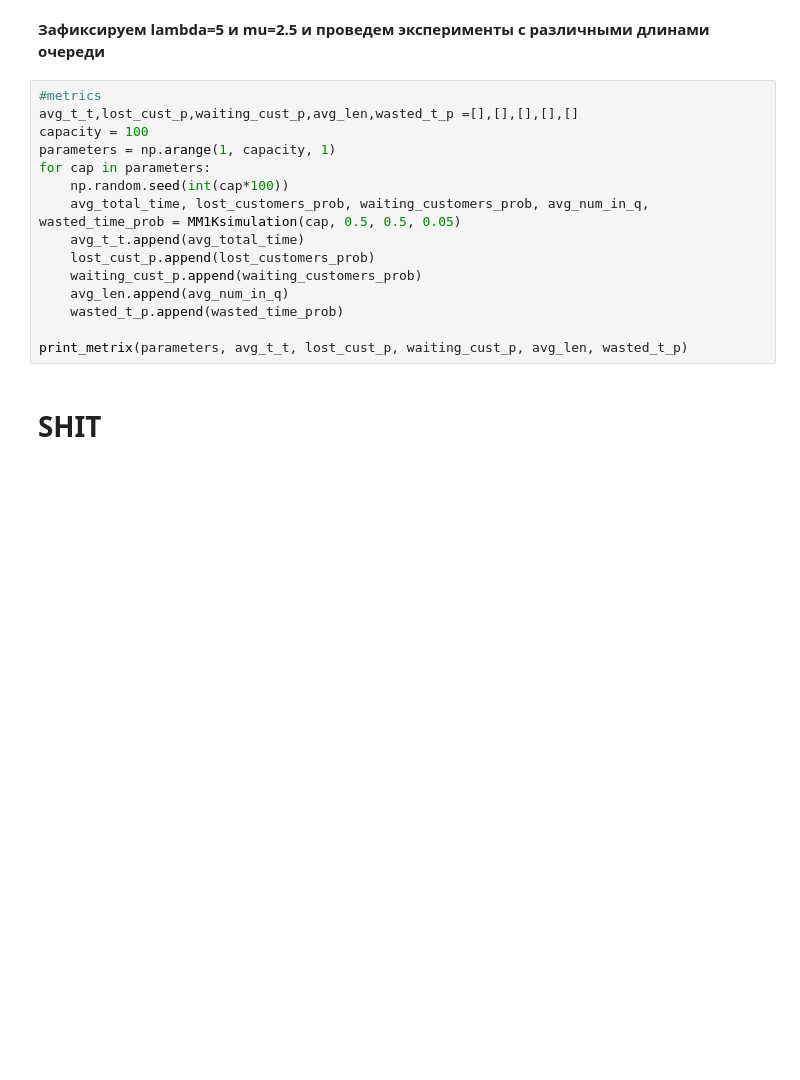
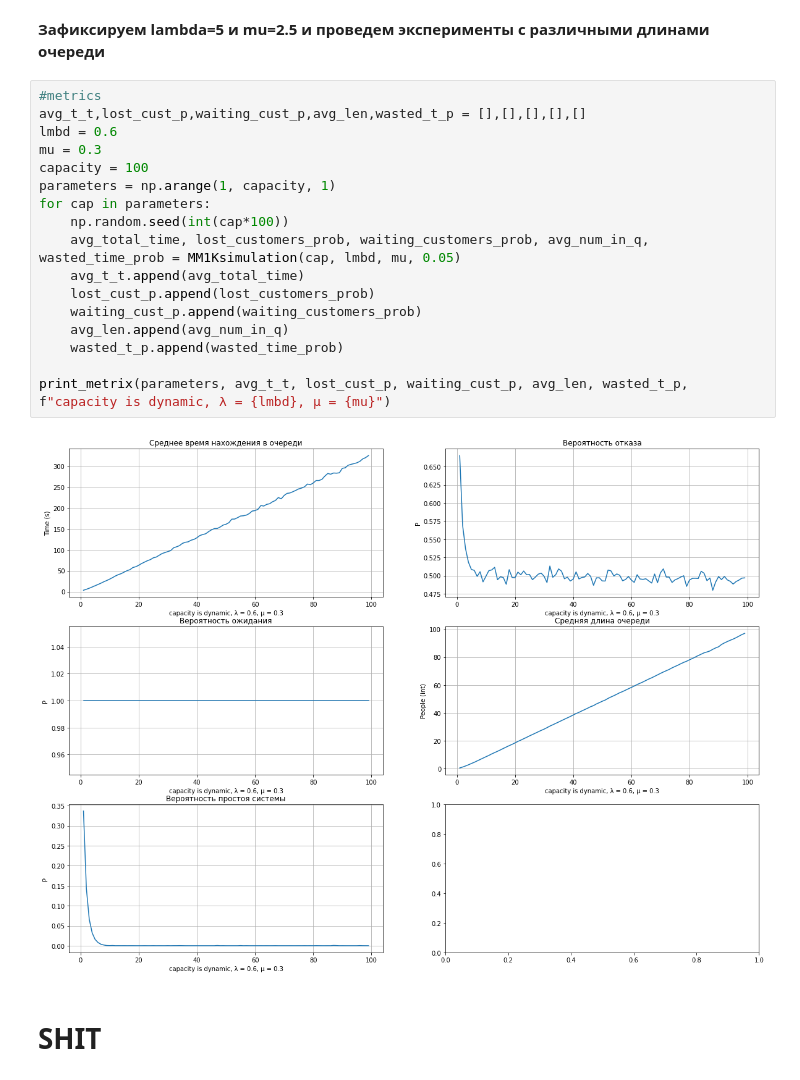
Before and after one commit to Programming-Technology-ALG/Queuing_theory, a Jupyter notebook: 123.ipynb, the cells around one changed output. Cells and saved outputs as stored; diff of their text form; blank space fills up the shorter version.

```diff
--- a/123.ipynb
+++ b/123.ipynb
@@ -219,19 +244,23 @@ print_metrix(parameters, avg_t_t, lost_cust_p, waiting_cust_p, avg_len, wasted_t
 **Зафиксируем lambda=5 и mu=2.5 и проведем эксперименты с различными длинами очереди**
 # %%
 #metrics
-avg_t_t,lost_cust_p,waiting_cust_p,avg_len,wasted_t_p =[],[],[],[],[]
+avg_t_t,lost_cust_p,waiting_cust_p,avg_len,wasted_t_p = [],[],[],[],[]
+lmbd = 0.6
+mu = 0.3
 capacity = 100
 parameters = np.arange(1, capacity, 1)
 for cap in parameters:
     np.random.seed(int(cap*100))
-    avg_total_time, lost_customers_prob, waiting_customers_prob, avg_num_in_q, wasted_time_prob = MM1Ksimulation(cap, 0.5, 0.5, 0.05)
+    avg_total_time, lost_customers_prob, waiting_customers_prob, avg_num_in_q, wasted_time_prob = MM1Ksimulation(cap, lmbd, mu, 0.05)
     avg_t_t.append(avg_total_time)
     lost_cust_p.append(lost_customers_prob)
     waiting_cust_p.append(waiting_customers_prob)
     avg_len.append(avg_num_in_q)
     wasted_t_p.append(wasted_time_prob)
 
-print_metrix(parameters, avg_t_t, lost_cust_p, waiting_cust_p, avg_len, wasted_t_p)
+print_metrix(parameters, avg_t_t, lost_cust_p, waiting_cust_p, avg_len, wasted_t_p, f"capacity is dynamic, λ = {lmbd}, μ = {mu}")
+# %% [output]
+[figure, added]
 # %% [markdown]
 # SHIT
 # %%
```
Also changed, not shown: parts of 9 cells of this notebook.
